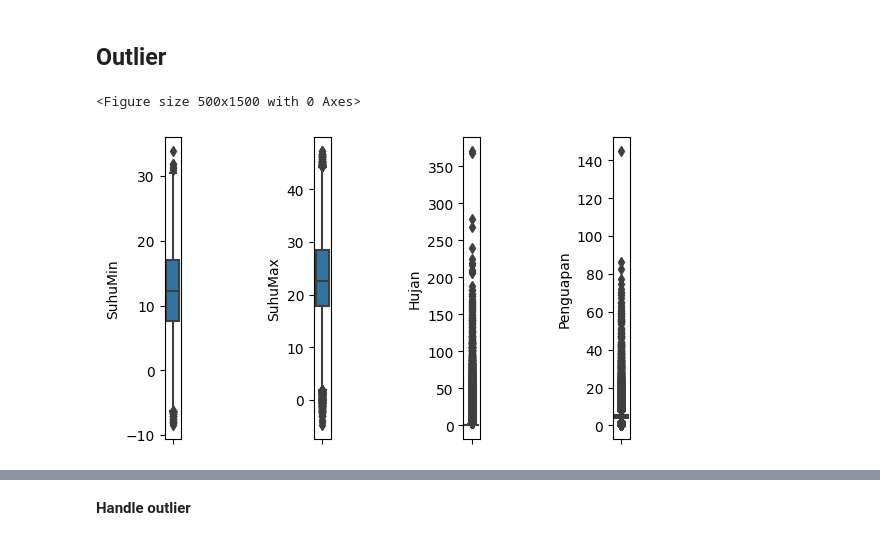
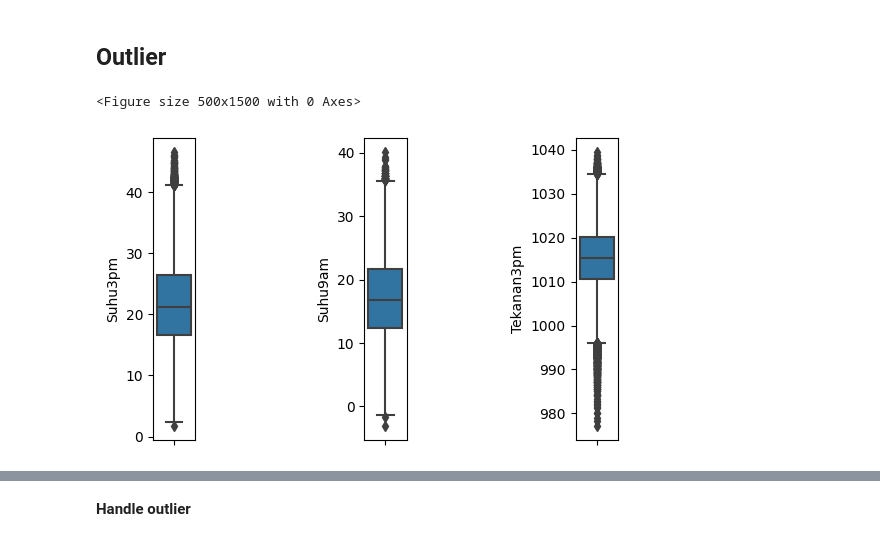
Before and after one commit to ridhwanashir/ML-Clustering1, a Jupyter notebook: Pra_Process_Dataset_Salju.ipynb, the cells around one changed output, grey strips where cells are left out. Drawn from its saved outputs; the diff is of its cells as text; code cells hidden in the pictures.

```diff
--- a/Pra_Process_Dataset_Salju.ipynb
+++ b/Pra_Process_Dataset_Salju.ipynb
@@ -74,0 +82,16 @@ plt.show()
+# %%
+# with the following function we can select highly correlated features
+# it will remove the first feature that is correlated with anything other feature
+
+def correlation(dataset, threshold):
+    col_corr = set()  # Set of all the names of correlated columns
+    corr_matrix = dataset.corr(method="kendall")
+    for i in range(len(corr_matrix.columns)):
+        for j in range(i):
+            if abs(corr_matrix.iloc[i, j]) > threshold: # we are interested in absolute coeff value
+                colname = corr_matrix.columns[i]  # getting the name of column
+                col_corr.add(colname)
+    return col_corr
+# %%
+corr_features = correlation(data, 0.7)
+len(set(corr_features))
@@ -77,8 +106,11 @@ Merupakan hubungan antar atribut, yang memiliki korelasi yang tinggi adalah atri
 # %%
 #memilih kolom yang akan digunakan / feature selection
 
-selected_col = ['SuhuMin','SuhuMax','Hujan','Penguapan']
+# selected_col = ['SuhuMin','SuhuMax','Hujan','Penguapan']
+
+selected_col = corr_features
+selected_col_len = len(set(corr_features))
 data_baru = data[selected_col]
 data_baru.to_csv('Salju_baru.csv')
-data_baru
+data_baru.head()
 # %% [output]
@@ -139,6 +158,6 @@ dtype: int64
 # %%
 #remove data null
 
-data_baru = data.dropna(how='any',subset=['Penguapan','Hujan','SuhuMin','SuhuMax'])
+data_baru = data.dropna(how='any',subset=selected_col)
 data_baru.isnull().sum()
 # %% [output]
@@ -183,16 +201,19 @@ dtype: int64
 # %%
 mpl.rcParams['figure.dpi'] = 100
 plt.figure(figsize=(5,15))
-f, axes = plt.subplots(1, 4)
-sns.boxplot(y=data["SuhuMin"], ax=axes[0])
-sns.boxplot(y=data["SuhuMax"], ax=axes[1])
-sns.boxplot(y=data["Hujan"], ax=axes[2])
-sns.boxplot(y=data["Penguapan"], ax=axes[3])
+f, axes = plt.subplots(1, selected_col_len)
+sns.boxplot(y=data_baru["Suhu3pm"], ax=axes[0])
+sns.boxplot(y=data_baru["Suhu9am"], ax=axes[1])
+sns.boxplot(y=data_baru["Tekanan3pm"], ax=axes[2])
 
-plt.subplots_adjust(wspace=8)
+
+# for i in range (selected_col_len):
+#   sns.boxplot(y=data[selected_col[i]], ax=axes[i])
+
+plt.subplots_adjust(wspace=4)
 # %% [output]
 <Figure size 500x1500 with 0 Axes>
-[figure, old version]
+[figure, new version]
 # %%
 #membuat fungsi deteksi outlier univariat
 
```
Also changed, not shown: parts of 36 cells of this notebook.
